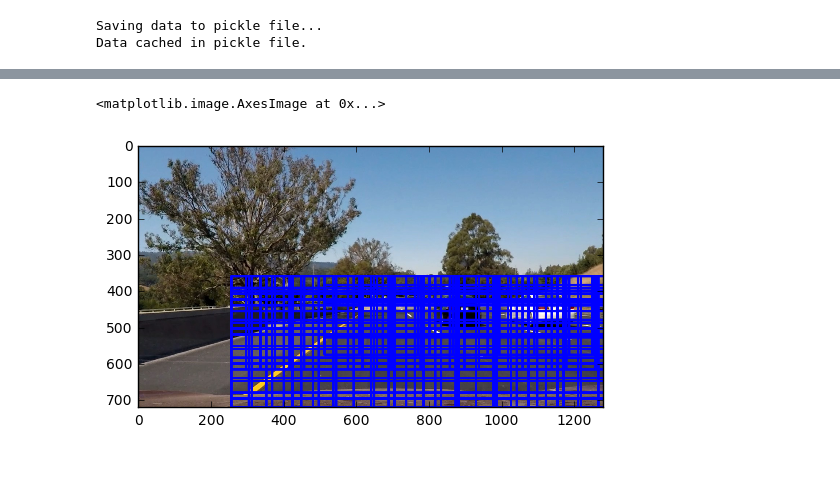
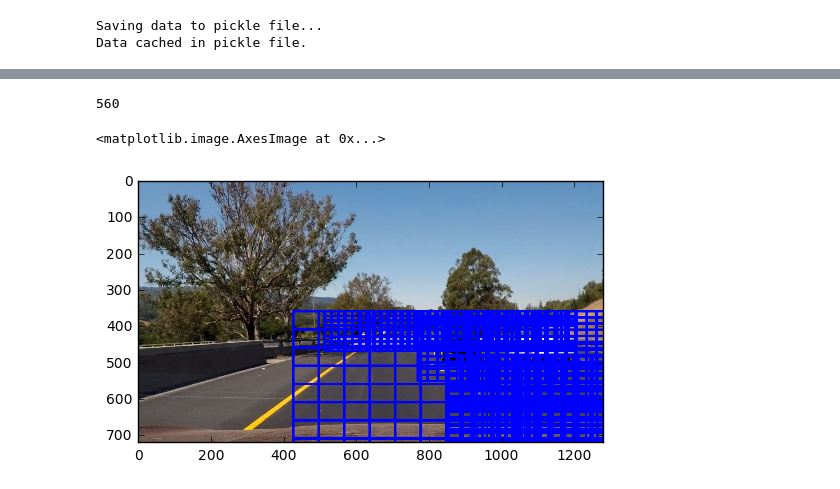
Before and after one commit to yasenh/self-driving-car-ND, a Jupyter notebook: term1/project5-vehicle-detection/vehicle_tracking_and_detection.ipynb, the cells around one changed output, grey strips where cells are left out. Cells and saved outputs as stored; diff of their text form; code cells hidden in the pictures.

Commit message:
modify bounding boxex search area

```diff
--- a/term1/project5-vehicle-detection/vehicle_tracking_and_detection.ipynb
+++ b/term1/project5-vehicle-detection/vehicle_tracking_and_detection.ipynb
@@ -470,42 +503,86 @@ def draw_labeled_bboxes(img, labels):
 # %%
 image = mpimg.imread('test_images/test6.jpg')
 draw_image1 = np.copy(image)
 draw_image2 = np.copy(image)
 draw_image3 = np.copy(image)
 
 # Uncomment the following line if you extracted training
 # data from .png images (scaled 0 to 1 by mpimg) and the
 # image you are searching is a .jpg (scaled 0 to 255)
 image = image.astype(np.float32)/255
 
 window_list = []
-x_start_stop = [image.shape[1] * 2 // 5, None] # Min and max in x to search in slide_window()
-y_start_stop = [image.shape[0] * 1 // 2, image.shape[0] * 3 // 4] # Min and max in y to search in slide_window()
+
+# x_start_stop = [image.shape[1] * 3 // 5, image.shape[1] * 9 // 10] # Min and max in x to search in slide_window()
+# y_start_stop = [image.shape[0] * 1 // 2, image.shape[0] * 3 // 5] # Min and max in y to search in slide_window()
+# window_list = slide_window(image, x_start_stop = x_start_stop, y_start_stop=y_start_stop,
+#                    xy_window=(100, 70), xy_overlap=(0.8, 0.8), window_list = window_list)
+
+# x_start_stop = [image.shape[1] * 3 // 5, None] # Min and max in x to search in slide_window()
+# y_start_stop = [image.shape[0] * 1 // 2, image.shape[0] * 7 // 10] # Min and max in y to search in slide_window()
+# window_list = slide_window(image, x_start_stop = x_start_stop, y_start_stop=y_start_stop,
+#                    xy_window=(140, 90), xy_overlap=(0.8, 0.8), window_list = window_list)
+
+# x_start_stop = [image.shape[1] * 2 // 3, None] # Min and max in x to search in slide_window()
+# y_start_stop = [image.shape[0] * 2 // 3, None] # Min and max in y to search in slide_window()
+# window_list = slide_window(image, x_start_stop = x_start_stop, y_start_stop=y_start_stop,
+#                    xy_window=(160, 100), xy_overlap=(0.8, 0.8), window_list = window_list)
+
+# x_start_stop = [image.shape[1] * 2 // 3, None] # Min and max in x to search in slide_window()
+# y_start_stop = [image.shape[0] * 2 // 3, None] # Min and max in y to search in slide_window()
+# window_list = slide_window(image, x_start_stop = x_start_stop, y_start_stop=y_start_stop,
+#                     xy_window=(180, 130), xy_overlap=(0.8, 0.8), window_list = window_list)
+
+# x_start_stop = [image.shape[1] * 2 // 3, None] # Min and max in x to search in slide_window()
+# y_start_stop = [image.shape[0] * 2 // 3, None] # Min and max in y to search in slide_window()
+# window_list = slide_window(image, x_start_stop = x_start_stop, y_start_stop=y_start_stop,
+#                     xy_window=(200, 150), xy_overlap=(0.8, 0.8), window_list = window_list)
+
+# x_start_stop = [image.shape[1] * 1 // 3, image.shape[1] * 2 // 3] # Min and max in x to search in slide_window()
+# y_start_stop = [image.shape[0] * 1 // 2, image.shape[1] * 1 // 2] # Min and max in y to search in slide_window()
+# window_list = slide_window(image, x_start_stop = x_start_stop, y_start_stop=y_start_stop,
+#                     xy_window=(320, 240), xy_overlap=(0.8, 0.8), window_list = window_list)
+
+x_start_stop = [image.shape[1] * 2 // 5, image.shape[1] * 9 // 10] # Min and max in x to search in slide_window()
+y_start_stop = [image.shape[0] * 1 // 2, image.shape[0] * 3 // 5] # Min and max in y to search in slide_window()
 window_list = slide_window(image, x_start_stop = x_start_stop, y_start_stop=y_start_stop,
-                   xy_window=(128, 96), xy_overlap=(0.75, 0.75), window_list = window_list)
+                   xy_window=(100, 70), xy_overlap=(0.8, 0.8), window_list = window_list)
 
-x_start_stop = [image.shape[1] * 1 // 5, None] # Min and max in x to search in slide_window()
-y_start_stop = [image.shape[0] * 1 // 2, image.shape[0] * 4 // 5] # Min and max in y to search in slide_window()
+x_start_stop = [image.shape[1] * 3 // 5, None] # Min and max in x to search in slide_window()
+y_start_stop = [image.shape[0] * 1 // 2, image.shape[0] * 7 // 10] # Min and max in y to search in slide_window()
 window_list = slide_window(image, x_start_stop = x_start_stop, y_start_stop=y_start_stop,
-                   xy_window=(160, 128), xy_overlap=(0.75, 0.75), window_list = window_list)
+                   xy_window=(140, 90), xy_overlap=(0.8, 0.8), window_list = window_list)
 
-x_start_stop = [image.shape[1] * 1 // 5, None] # Min and max in x to search in slide_window()
+x_start_stop = [image.shape[1] * 2 // 3, None] # Min and max in x to search in slide_window()
+y_start_stop = [image.shape[0] * 2 // 3, None] # Min and max in y to search in slide_window()
+window_list = slide_window(image, x_start_stop = x_start_stop, y_start_stop=y_start_stop,
+                   xy_window=(160, 100), xy_overlap=(0.8, 0.8), window_list = window_list)
+
+x_start_stop = [image.shape[1] * 2 // 3, None] # Min and max in x to search in slide_window()
+y_start_stop = [image.shape[0] * 2 // 3, None] # Min and max in y to search in slide_window()
+window_list = slide_window(image, x_start_stop = x_start_stop, y_start_stop=y_start_stop,
+                    xy_window=(180, 130), xy_overlap=(0.8, 0.8), window_list = window_list)
+
+x_start_stop = [image.shape[1] * 2 // 3, None] # Min and max in x to search in slide_window()
+y_start_stop = [image.shape[0] * 2 // 3, None] # Min and max in y to search in slide_window()
+window_list = slide_window(image, x_start_stop = x_start_stop, y_start_stop=y_start_stop,
+                    xy_window=(200, 150), xy_overlap=(0.8, 0.8), window_list = window_list)
+
+x_start_stop = [image.shape[1] * 1 // 3, image.shape[1] * 2 // 3] # Min and max in x to search in slide_window()
 y_start_stop = [image.shape[0] * 1 // 2, None] # Min and max in y to search in slide_window()
 window_list = slide_window(image, x_start_stop = x_start_stop, y_start_stop=y_start_stop,
-                    xy_window=(192, 160), xy_overlap=(0.75, 0.75), window_list = window_list)
-
-x_start_stop = [image.shape[1] * 1 // 5, None] # Min and max in x to search in slide_window()
-y_start_stop = [image.shape[0] * 1 // 2, None] # Min and max in y to search in slide_window()
-window_list = slide_window(image, x_start_stop = x_start_stop, y_start_stop=y_start_stop,
-                    xy_window=(224, 192), xy_overlap=(0.75, 0.75), window_list = window_list)
+                    xy_window=(280, 200), xy_overlap=(0.75, 0.75), window_list = window_list)
 
 
 
+print(len(window_list))
+
 window_img1 = draw_boxes(draw_image1, window_list, color=(0, 0, 255), thick=6)
 plt.imshow(window_img1)
 # %% [output]
-<matplotlib.image.AxesImage at 0x...>
+560
+<matplotlib.image.AxesImage at 0x...>
-[figure, old version]
+[figure, new version]
 # %%
 hot_windows, scores = search_windows(image, window_list, svc, X_scaler, color_space=color_space,
                         spatial_size=spatial_size, hist_bins=hist_bins,
```
Also changed, not shown: parts of 15 cells of this notebook, 2 other files.
